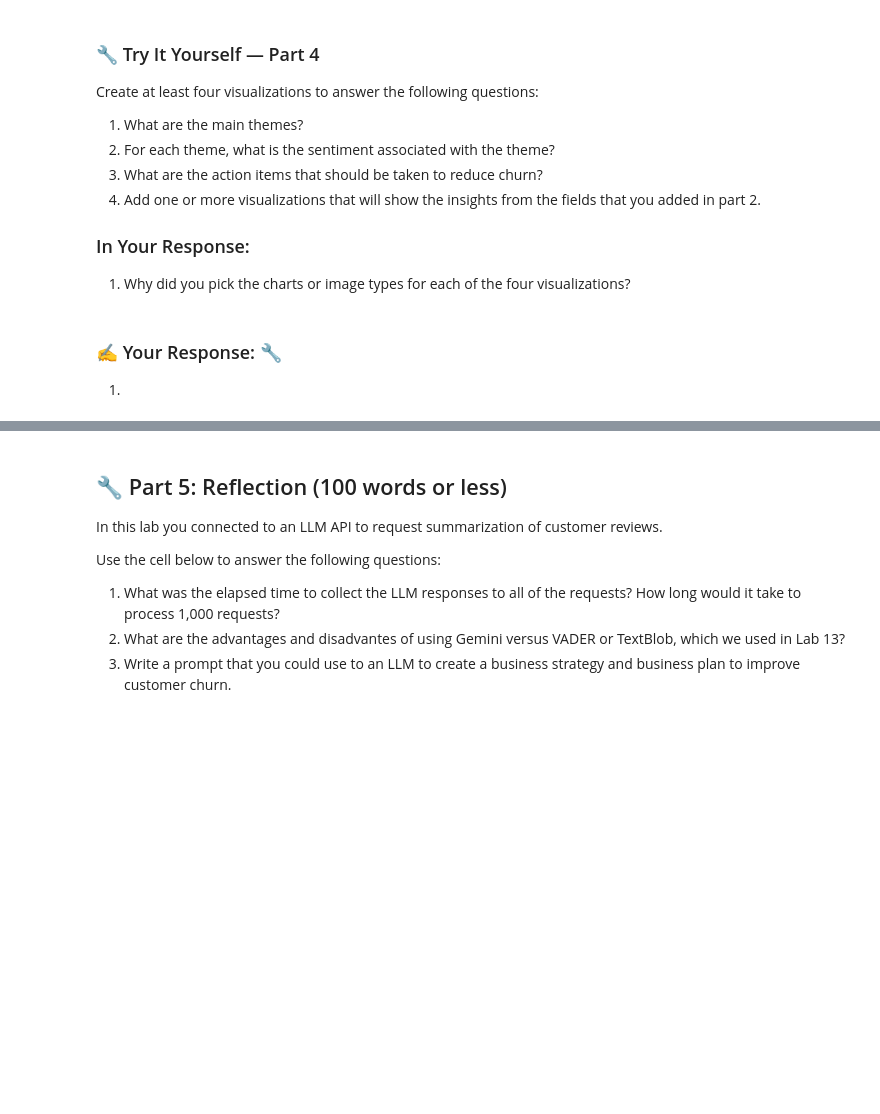
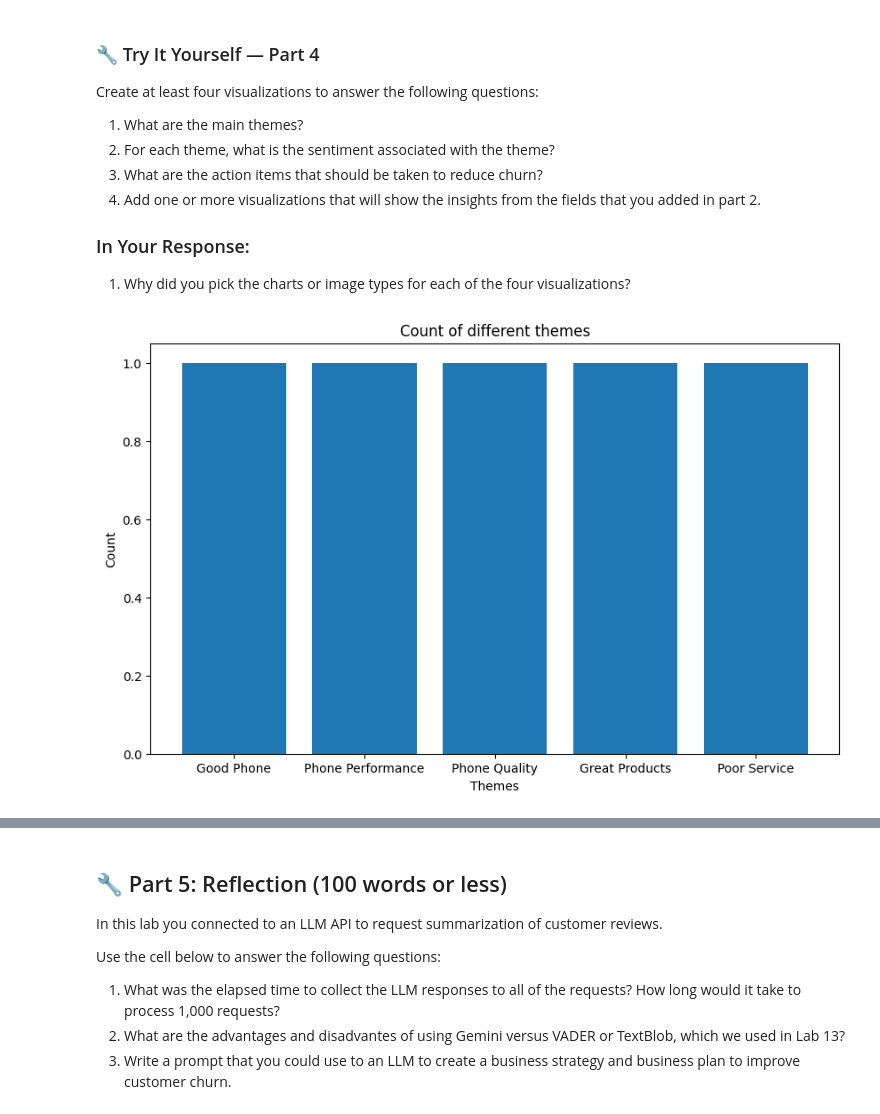
Before and after one commit to expely/Business-Analytics-Labs, a Jupyter notebook: Labs/lab_14_api.ipynb, the cells around one changed output, grey strips where cells are left out. Drawn from its saved outputs; the diff is of its cells as text; code cells hidden in the pictures; blank space fills up the shorter version.

```diff
--- a/Labs/lab_14_api.ipynb
+++ b/Labs/lab_14_api.ipynb
@@ -91,0 +104,12 @@ print(prompt)
+# %%
+base_prompt = (
+    "Summarize the sentiment and most important points in the following user review for "
+    "a phone company named Megatelco.  You will evaluate the sentiment, theme (in 2 words or less), count the number of words, suggest an action (in 2 words or less), how many words were positive in the review, and how many were negative. "
+     "Format the output in a table with columns: "
+     "Sentiment, Theme, Word Count, Suggested Action, Negative Word Count, Positive Word Count. Review: "
+)
+
+#Get the first review and pair it with the prompt
+review = df['Review'].values[0]
+prompt = base_prompt + review
+print(prompt)
@@ -153,3 +231,13 @@ Create at least four visualizations to answer the following questions:
-# %% [markdown]
-### ✍️ Your Response: 🔧
-1.
+# %%
+import matplotlib.pyplot as plt
+
+# Main Themes
+themes = results_df['Theme'].value_counts()
+plt.figure(figsize=(10, 6))
+plt.bar(themes.index, themes.values)
+plt.xlabel('Themes')
+plt.ylabel('Count')
+plt.title('Count of different themes')
+plt.show()
+# %% [output]
+[figure, added]
```
Also changed, not shown: parts of 21 cells of this notebook.
